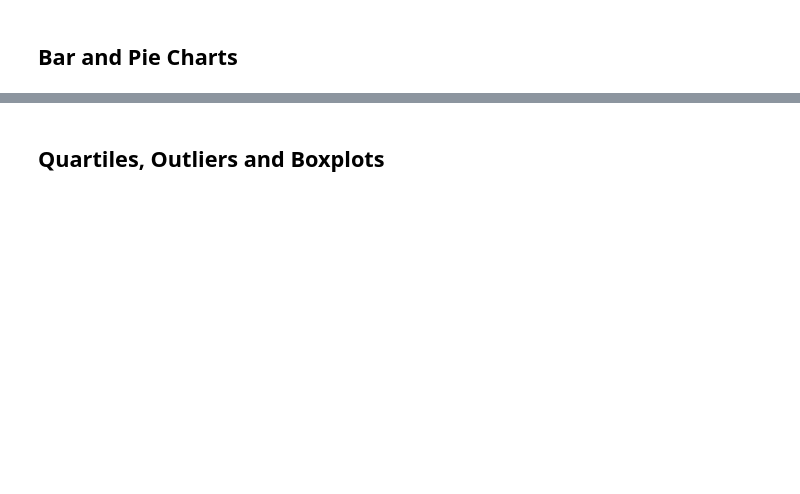
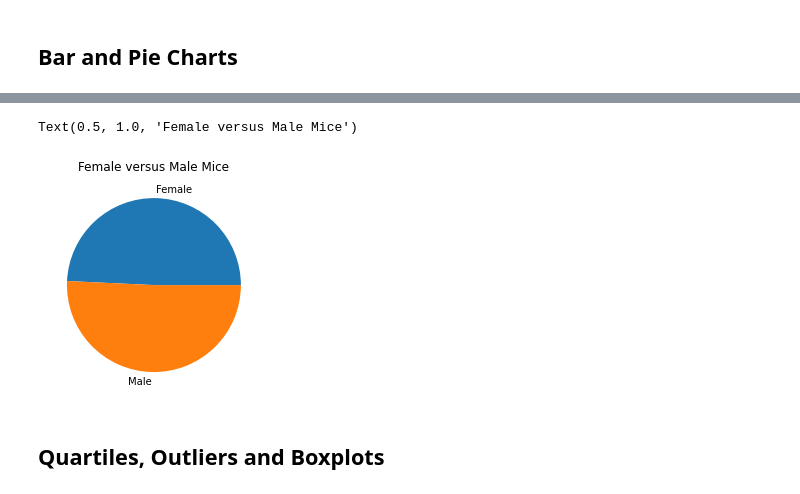
Before and after one commit to nsommerf/matplotlib, a Jupyter notebook: pymaceuticals_starter.ipynb, the cells around one changed output, grey strips where cells are left out. Cells and saved outputs as stored; diff of their text form; code cells hidden in the pictures; blank space fills up the shorter version.

```diff
--- a/pymaceuticals_starter.ipynb
+++ b/pymaceuticals_starter.ipynb
@@ -174,5 +212,14 @@ male    30.726645
 # %%
 # Generate a pie plot showing the distribution of female versus male mice using pyplot
+#labels for sections of the pie plot
+labels = ["Female","Male"]
+#values for the sections of the pie plot
+values = pie_data['Timepoint']
+plt.pie(values, labels=labels)
+plt.title("Female versus Male Mice")
+# %% [output]
+Text(0.5, 1.0, 'Female versus Male Mice')
+[figure, added]
 # %% [markdown]
 ## Quartiles, Outliers and Boxplots
 # %%
```
Also changed, not shown: parts of 21 cells of this notebook.
